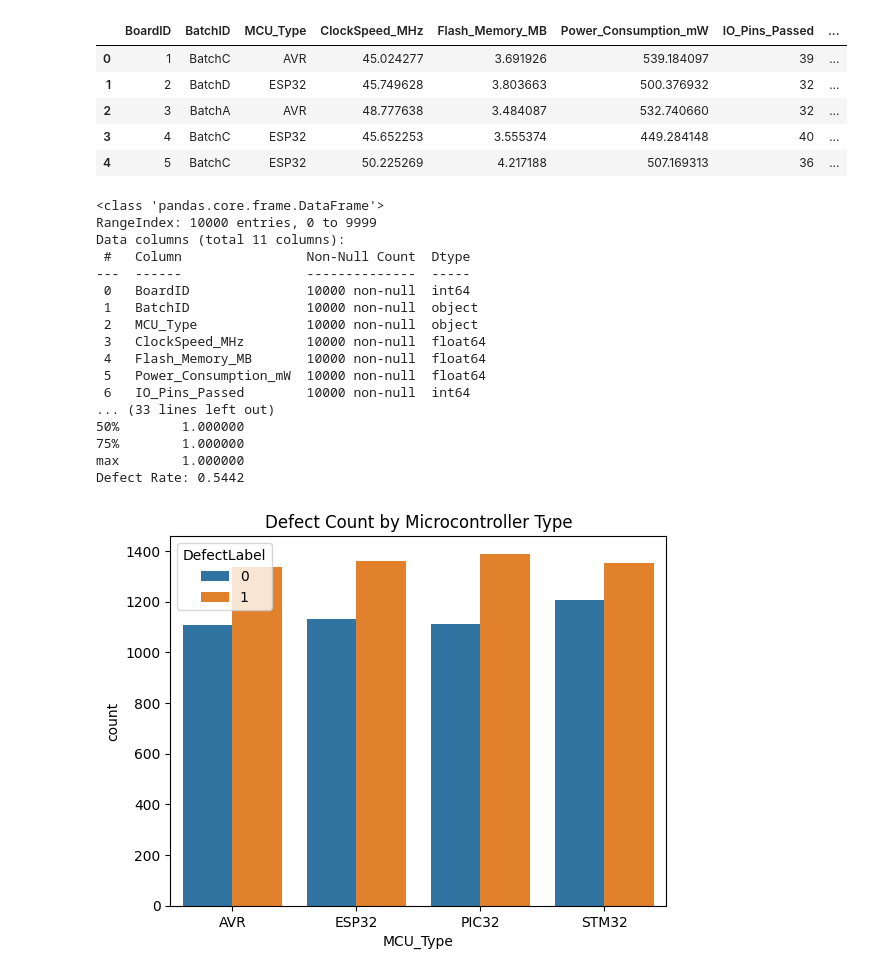
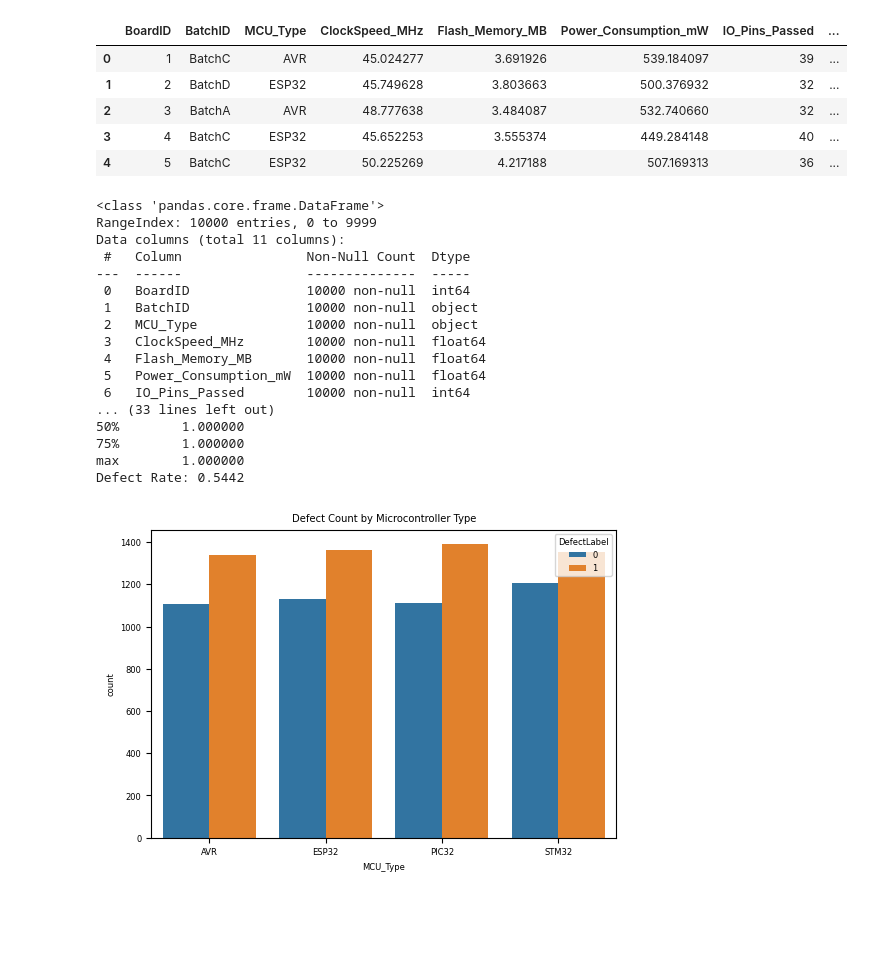
Before and after one commit to shatakshi0497/manufacturing-defect-prediction, a Jupyter notebook: notebooks/01_data_cleaning_and_EDA.ipynb, the cells around one changed output. Drawn from its saved outputs; the diff is of its cells as text; code cells hidden in the pictures; blank space fills up the shorter version.

Commit message:
Adjust correlation heatmap size and font

```diff
--- a/notebooks/01_data_cleaning_and_EDA.ipynb
+++ b/notebooks/01_data_cleaning_and_EDA.ipynb
@@ -81,31 +81,33 @@ sns.countplot(data=df, x="MCU_Type", hue="DefectLabel")
 plt.title("Defect Count by Microcontroller Type")
 plt.show()
 
 # Defect rate by Batch
 sns.countplot(data=df, x="BatchID", hue="DefectLabel")
 plt.title("Defect Count by Batch")
 plt.show()
 
 # Correlation heatmap
 sns.heatmap(df.corr(numeric_only=True), annot=True, cmap="coolwarm")
+plt.rcParams['figure.figsize'] = (6, 4)   # optional smaller plots
+plt.rcParams['font.size'] = 8
 plt.title("Feature Correlations")
 plt.show()
 # %% [output]
 <class 'pandas.core.frame.DataFrame'>
 RangeIndex: 10000 entries, 0 to 9999
 Data columns (total 11 columns):
  #   Column                Non-Null Count  Dtype
 ---  ------                --------------  -----
  0   BoardID               10000 non-null  int64
  1   BatchID               10000 non-null  object
  2   MCU_Type              10000 non-null  object
  3   ClockSpeed_MHz        10000 non-null  float64
  4   Flash_Memory_MB       10000 non-null  float64
  5   Power_Consumption_mW  10000 non-null  float64
  6   IO_Pins_Passed        10000 non-null  int64
 ... (33 lines left out)
 50%        1.000000
 75%        1.000000
 max        1.000000
 Defect Rate: 0.5442
-[figure, old version]
+[figure, new version]
```
Also changed, not shown: parts of 1 cell of this notebook.
